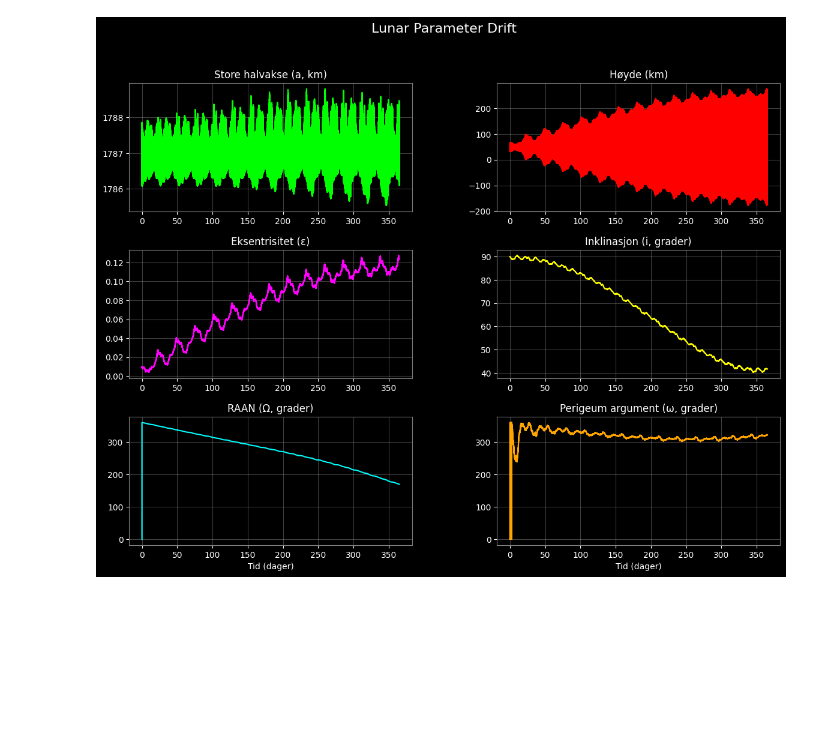
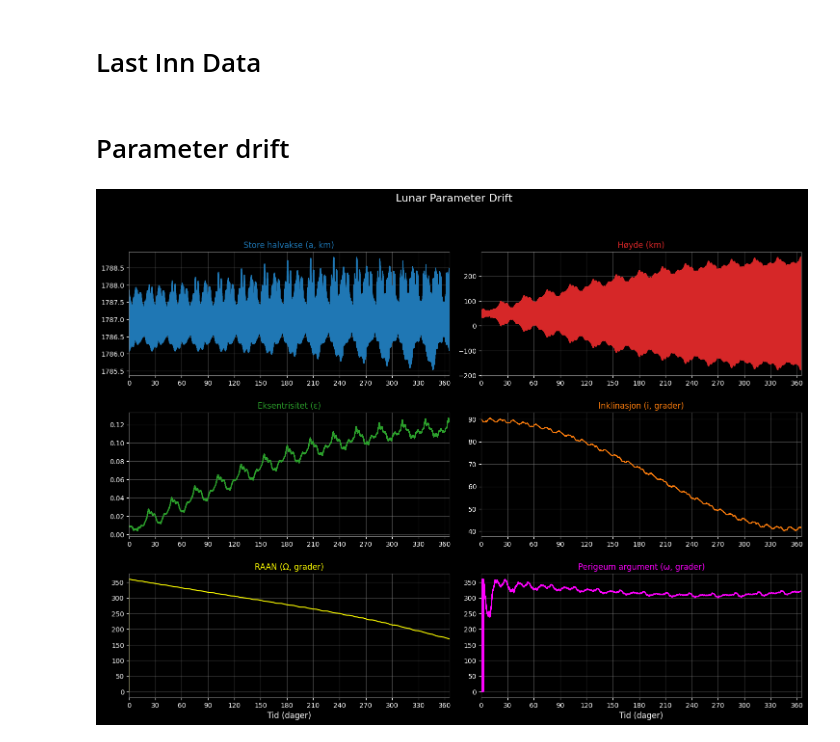
Before and after one commit to SkaugJr/TTK4852-EiT, a Jupyter notebook: LunarParameterDrift.ipynb, the cells around one changed output. Cells and saved outputs as stored; diff of their text form; code cells hidden in the pictures; blank space fills up the shorter version.

```diff
--- a/LunarParameterDrift.ipynb
+++ b/LunarParameterDrift.ipynb
@@ -1,33 +1,37 @@
+# %% [markdown]
+# Last Inn Data
 # %%
 import pandas as pd
 import numpy as np
 
 file_path = "parameterdrift.txt"
 
-columns = ["t [days]", "a [km]", "ecc", "i [deg]", "RAAN [deg]", "argp [deg]","Altitude [km]", "TA [deg]"]
+columns = ["t [days]", "a [km]", "ecc", "i [deg]", "RAAN [deg]", "argp [deg]","Altitude [km]", "nu [deg]"]
 
 # Read the file into a DataFrame
 df = pd.read_csv(file_path, names=columns, skiprows=1)
 
 t = df["t [days]"]
 a_km = df["a [km]"]
-e_sol = df["ecc"]
+ecc = df["ecc"]
 i_deg = df["i [deg]"]
 raan_deg = df["RAAN [deg]"]
 argp_deg = df["argp [deg]"]
 altitude_km = df["Altitude [km]"]
-TA_deg = df["TA [deg]"]
+nu_deg = df["nu [deg]"]
 
-b_km = a_km * np.sqrt(1 - e_sol**2)
+b_km = a_km * np.sqrt(1 - ecc**2)
 
-r = a_km * (1 - e_sol**2) / (1 + e_sol * np.cos(np.radians(TA_deg)))
+r = a_km * (1 - ecc**2) / (1 + ecc * np.cos(np.radians(nu_deg))) # Alternativ altitude
+# %% [markdown]
+# Parameter drift
 # %%
 import matplotlib.pyplot as plt
 import matplotlib.gridspec as gridspec
 
 # Opprett figur og subplots
-fig = plt.figure(figsize=(14, 10), facecolor='black')
-gs = gridspec.GridSpec(3, 2, hspace=0.3, wspace=0.3)
+fig = plt.figure(figsize=(18, 12), facecolor='black')
+gs = gridspec.GridSpec(3, 2, hspace=0.3, wspace=0.1)
 
 # Felles stil for alle plottene
 plot_style = {
@@ -37,58 +41,63 @@ plot_style = {
 }
 
 # Farger for kurvene
-curve_colors = ['lime','red', 'magenta', 'yellow', 'cyan', 'orange']
+curve_colors = ['tab:blue','tab:red', 'tab:green', 'tab:orange', 'yellow', 'magenta']
 
 # Semi-Major Axis
 ax1 = fig.add_subplot(gs[0, 0], facecolor='black')
 ax1.plot(t, a_km, color=curve_colors[0])
-ax1.set_title("Store halvakse (a, km)", color=plot_style['text_color'])
+ax1.set_title("Store halvakse (a, km)", color=curve_colors[0])
 ax1.grid(color=plot_style['grid_color'], alpha=plot_style['grid_alpha'])
 
 # Altitude
 ax2 = fig.add_subplot(gs[0, 1], facecolor='black')
 ax2.plot(t, altitude_km, color=curve_colors[1])
-ax2.set_title("Høyde (km)", color=plot_style['text_color'])
+ax2.set_title("Høyde (km)", color=curve_colors[1])
 ax2.grid(color=plot_style['grid_color'], alpha=plot_style['grid_alpha'])
 
 # Eccentricity
 ax3 = fig.add_subplot(gs[1, 0], facecolor='black')
-ax3.plot(t, e_sol, color=curve_colors[2])
-ax3.set_title("Eksentrisitet (ε)", color=plot_style['text_color'])
+ax3.plot(t, ecc, color=curve_colors[2])
+ax3.set_title("Eksentrisitet (ε)", color=curve_colors[2])
 ax3.grid(color=plot_style['grid_color'], alpha=plot_style['grid_alpha'])
 
 # Inclination
 ax4 = fig.add_subplot(gs[1, 1], facecolor='black')
 ax4.plot(t, i_deg, color=curve_colors[3])
-ax4.set_title("Inklinasjon (i, grader)", color=plot_style['text_color'])
+ax4.set_title("Inklinasjon (i, grader)", color=curve_colors[3])
 ax4.grid(color=plot_style['grid_color'], alpha=plot_style['grid_alpha'])
 
 # RAAN
 ax5 = fig.add_subplot(gs[2, 0], facecolor='black')
 ax5.plot(t, raan_deg, color=curve_colors[4])
-ax5.set_title("RAAN (Ω, grader)", color=plot_style['text_color'])
-ax5.set_xlabel("Tid (dager)", color=plot_style['text_color'])
+ax5.set_title("RAAN (Ω, grader)", color=curve_colors[4])
+ax5.set_xlabel("Tid (dager)", color=plot_style['text_color'], fontsize=12)
 ax5.grid(color=plot_style['grid_color'], alpha=plot_style['grid_alpha'])
 
 # Argument of Perigee
 ax6 = fig.add_subplot(gs[2, 1], facecolor='black')
 ax6.plot(t, argp_deg, color=curve_colors[5])
-ax6.set_title("Perigeum argument (ω, grader)", color=plot_style['text_color'])
-ax6.set_xlabel("Tid (dager)", color=plot_style['text_color'])
+ax6.set_title("Perigeum argument (ω, grader)", color=curve_colors[5])
+ax6.set_xlabel("Tid (dager)", color=plot_style['text_color'], fontsize=12)
 ax6.grid(color=plot_style['grid_color'], alpha=plot_style['grid_alpha'])
 
+time_ticks = np.arange(min(t), max(t), 30)
 # Oppdater aksene
 for ax in [ax1, ax2, ax3, ax4, ax5, ax6]:
     ax.tick_params(colors=plot_style['text_color'])
     ax.spines['bottom'].set_color(plot_style['grid_color'])
     ax.spines['top'].set_color(plot_style['grid_color'])
     ax.spines['left'].set_color(plot_style['grid_color'])
     ax.spines['right'].set_color(plot_style['grid_color'])
+    ax.set_xticks(time_ticks)
+    ax.set_xlim(min(t), max(t))
 
 # Legg til hovedtittel
 fig.suptitle("Lunar Parameter Drift", color=plot_style['text_color'], fontsize=16)
 
+#fig.savefig("Figurer/parameterdrift.pdf", bbox_inches='tight', facecolor='black', transparent=True)
+
 # Vis figuren
 plt.show()
 # %% [output]
-[figure, old version]
+[figure, new version]
```
Also changed, not shown: parts of 2 cells of this notebook, 3 other files.
